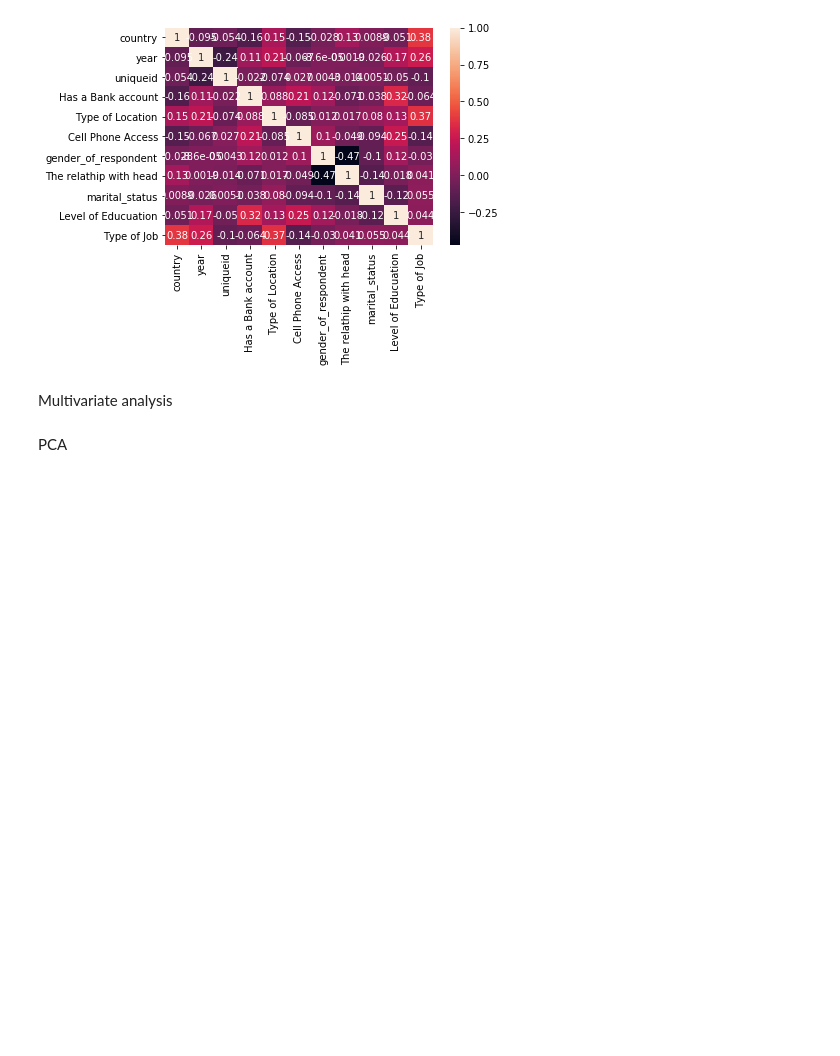
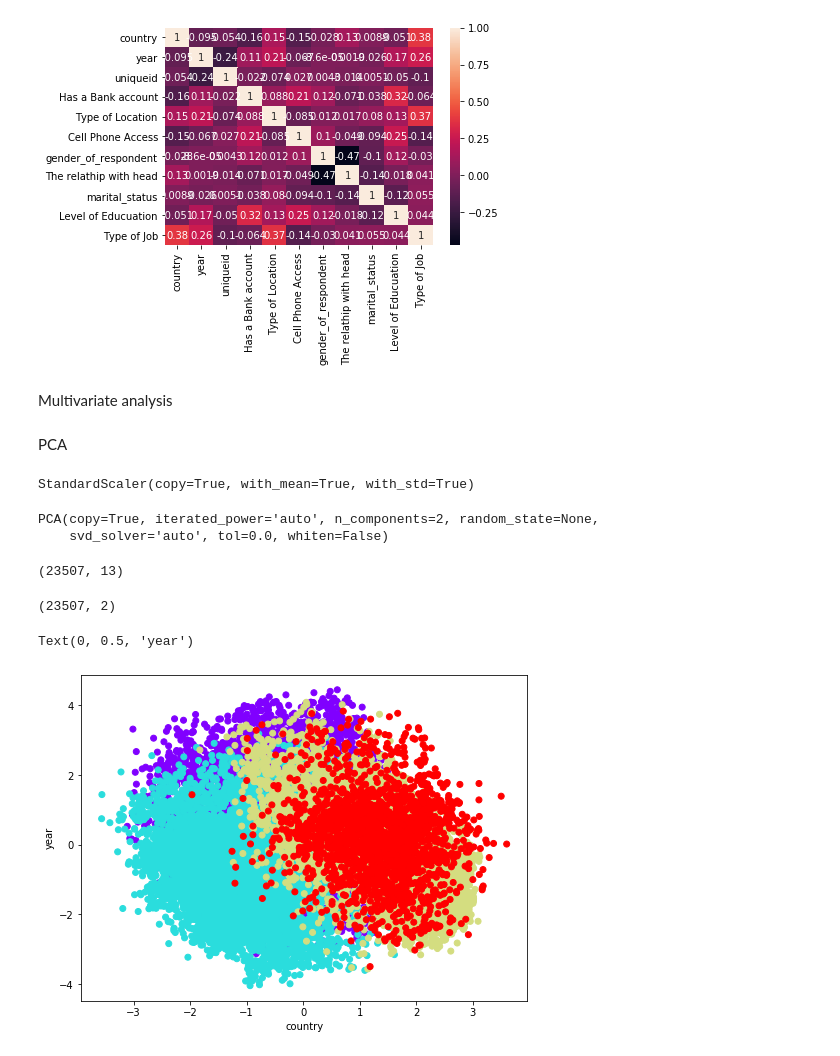
Before and after one commit to victoriousvictor42/banking, a Jupyter notebook: banking.ipynb, the cells around one changed output. Drawn from its saved outputs; the diff is of its cells as text; code cells hidden in the pictures; blank space fills up the shorter version.

```diff
--- a/banking.ipynb
+++ b/banking.ipynb
@@ -532,3 +532,35 @@ PCA
 !apt-get -qq install -y libfluidsynth1
 # %%
 from sklearn.preprocessing import StandardScaler
+
+scaler = StandardScaler()
+scaler.fit(df)
+# %% [output]
+StandardScaler(copy=True, with_mean=True, with_std=True)
+# %%
+scaled_data = scaler.transform(df)
+# %%
+from sklearn.decomposition import PCA
+pca = PCA(n_components = 2)
+pca.fit(scaled_data)
+# %% [output]
+PCA(copy=True, iterated_power='auto', n_components=2, random_state=None,
+    svd_solver='auto', tol=0.0, whiten=False)
+# %%
+x_pca = pca.transform(scaled_data)
+# %%
+scaled_data.shape
+# %% [output]
+(23507, 13)
+# %%
+x_pca.shape
+# %% [output]
+(23507, 2)
+# %%
+plt.figure(figsize=(8,6))
+plt.scatter(x_pca[:,0], x_pca[:,1],c=df['country'], cmap='rainbow')
+plt.xlabel('country')
+plt.ylabel('year')
+# %% [output]
+Text(0, 0.5, 'year')
+[figure, added]
```
Also changed, not shown: parts of 9 cells of this notebook.
